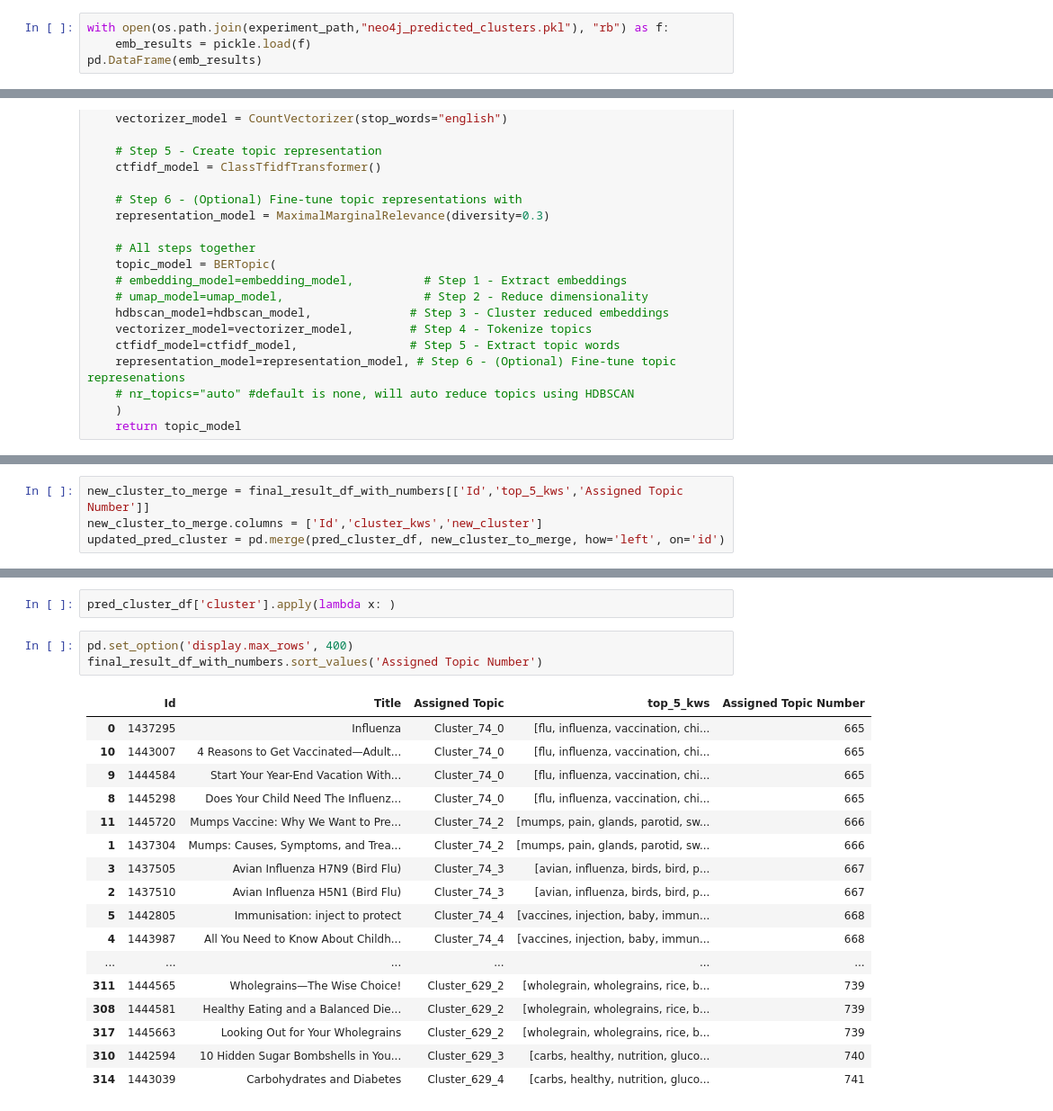
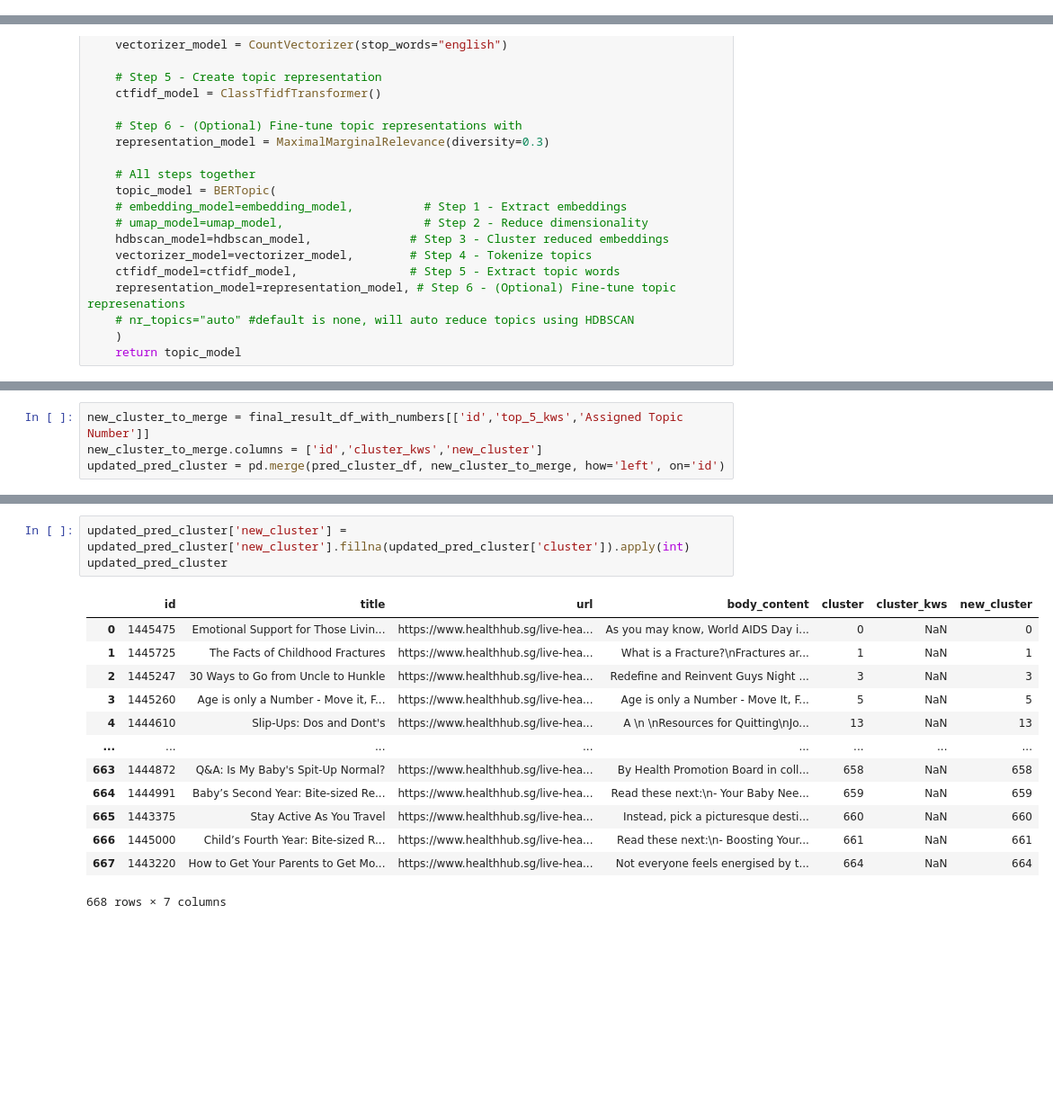
Before and after one commit to Synapxe-DNA/healthhub-content-optimization, a Jupyter notebook: content-optimization/notebooks/sub_grouping.ipynb, the cells around one changed output, grey strips where cells are left out. Shown at 90% size. Cells and saved outputs as stored; diff of their text form; blank space fills up the shorter version.

Commit message:
Added mask to fillna for cluster_kws

```diff
--- a/content-optimization/notebooks/sub_grouping.ipynb
+++ b/content-optimization/notebooks/sub_grouping.ipynb
@@ -17,7 +17,3 @@ from bertopic.vectorizers import ClassTfidfTransformer
 
 from sklearn.metrics.pairwise import cosine_similarity
 import numpy as np
-# %%
-with open(os.path.join(experiment_path,"neo4j_predicted_clusters.pkl"), "rb") as f:
-    emb_results = pickle.load(f)
-pd.DataFrame(emb_results)
@@ -247,6 +228,6 @@ Best parameters: {'min_cluster_size': 2, 'min_samples': 3, 'cluster_selection_me
 Best DBCV score: 0.292
 Best parameters: {'min_cluster_size': 2, 'min_samples': 5, 'cluster_selection_method': 'leaf', 'metric': 'manhattan'}
 # %%
-new_cluster_to_merge = final_result_df_with_numbers[['Id','top_5_kws','Assigned Topic Number']]
-new_cluster_to_merge.columns = ['Id','cluster_kws','new_cluster']
+new_cluster_to_merge = final_result_df_with_numbers[['id','top_5_kws','Assigned Topic Number']]
+new_cluster_to_merge.columns = ['id','cluster_kws','new_cluster']
 updated_pred_cluster = pd.merge(pred_cluster_df, new_cluster_to_merge, how='left', on='id')
@@ -267,23 +234,17 @@ updated_pred_cluster = pd.merge(pred_cluster_df, new_cluster_to_merge, how='left
-# %%
-pred_cluster_df['cluster'].apply(lambda x: )
-# %%
-pd.set_option('display.max_rows', 400)
-final_result_df_with_numbers.sort_values('Assigned Topic Number')
-# %% [output]
-|  | Id | Title | Assigned Topic | top_5_kws | Assigned Topic Number |
-| 0 | 1437295 | Influenza | Cluster_74_0 | [flu, influenza, vaccination, chi... | 665 |
-| 10 | 1443007 | 4 Reasons to Get Vaccinated—Adult... | Cluster_74_0 | [flu, influenza, vaccination, chi... | 665 |
-| 9 | 1444584 | Start Your Year-End Vacation With... | Cluster_74_0 | [flu, influenza, vaccination, chi... | 665 |
-| 8 | 1445298 | Does Your Child Need The Influenz... | Cluster_74_0 | [flu, influenza, vaccination, chi... | 665 |
-| 11 | 1445720 | Mumps Vaccine: Why We Want to Pre... | Cluster_74_2 | [mumps, pain, glands, parotid, sw... | 666 |
-| 1 | 1437304 | Mumps: Causes, Symptoms, and Trea... | Cluster_74_2 | [mumps, pain, glands, parotid, sw... | 666 |
-| 3 | 1437505 | Avian Influenza H7N9 (Bird Flu) | Cluster_74_3 | [avian, influenza, birds, bird, p... | 667 |
-| 2 | 1437510 | Avian Influenza H5N1 (Bird Flu) | Cluster_74_3 | [avian, influenza, birds, bird, p... | 667 |
-| 5 | 1442805 | Immunisation: inject to protect | Cluster_74_4 | [vaccines, injection, baby, immun... | 668 |
-| 4 | 1443987 | All You Need to Know About Childh... | Cluster_74_4 | [vaccines, injection, baby, immun... | 668 |
-| ... | ... | ... | ... | ... | ... |
-| 311 | 1444565 | Wholegrains—The Wise Choice! | Cluster_629_2 | [wholegrain, wholegrains, rice, b... | 739 |
-| 308 | 1444581 | Healthy Eating and a Balanced Die... | Cluster_629_2 | [wholegrain, wholegrains, rice, b... | 739 |
-| 317 | 1445663 | Looking Out for Your Wholegrains | Cluster_629_2 | [wholegrain, wholegrains, rice, b... | 739 |
-| 310 | 1442594 | 10 Hidden Sugar Bombshells in You... | Cluster_629_3 | [carbs, healthy, nutrition, gluco... | 740 |
-| 314 | 1443039 | Carbohydrates and Diabetes | Cluster_629_4 | [carbs, healthy, nutrition, gluco... | 741 |
+# %%
+updated_pred_cluster['new_cluster'] = updated_pred_cluster['new_cluster'].fillna(updated_pred_cluster['cluster']).apply(int)
+updated_pred_cluster
+# %% [output]
+|  | id | title | url | body_content | cluster | cluster_kws | new_cluster |
+| 0 | 1445475 | Emotional Support for Those Livin... | https://www.healthhub.sg/live-hea... | As you may know, World AIDS Day i... | 0 | NaN | 0 |
+| 1 | 1445725 | The Facts of Childhood Fractures | https://www.healthhub.sg/live-hea... | What is a Fracture?\nFractures ar... | 1 | NaN | 1 |
+| 2 | 1445247 | 30 Ways to Go from Uncle to Hunkle | https://www.healthhub.sg/live-hea... | Redefine and Reinvent Guys Night ... | 3 | NaN | 3 |
+| 3 | 1445260 | Age is only a Number - Move it, F... | https://www.healthhub.sg/live-hea... | Age is only a Number - Move It, F... | 5 | NaN | 5 |
+| 4 | 1444610 | Slip-Ups: Dos and Dont's | https://www.healthhub.sg/live-hea... | A \n \nResources for Quitting\nJo... | 13 | NaN | 13 |
+| ... | ... | ... | ... | ... | ... | ... | ... |
+| 663 | 1444872 | Q&A: Is My Baby's Spit-Up Normal? | https://www.healthhub.sg/live-hea... | By Health Promotion Board in coll... | 658 | NaN | 658 |
+| 664 | 1444991 | Baby’s Second Year: Bite-sized Re... | https://www.healthhub.sg/live-hea... | Read these next:\n- Your Baby Nee... | 659 | NaN | 659 |
+| 665 | 1443375 | Stay Active As You Travel | https://www.healthhub.sg/live-hea... | Instead, pick a picturesque desti... | 660 | NaN | 660 |
+| 666 | 1445000 | Child’s Fourth Year: Bite-sized R... | https://www.healthhub.sg/live-hea... | Read these next:\n- Boosting Your... | 661 | NaN | 661 |
+| 667 | 1443220 | How to Get Your Parents to Get Mo... | https://www.healthhub.sg/live-hea... | Not everyone feels energised by t... | 664 | NaN | 664 |
+668 rows × 7 columns
```
Also changed, not shown: parts of 11 cells of this notebook.
